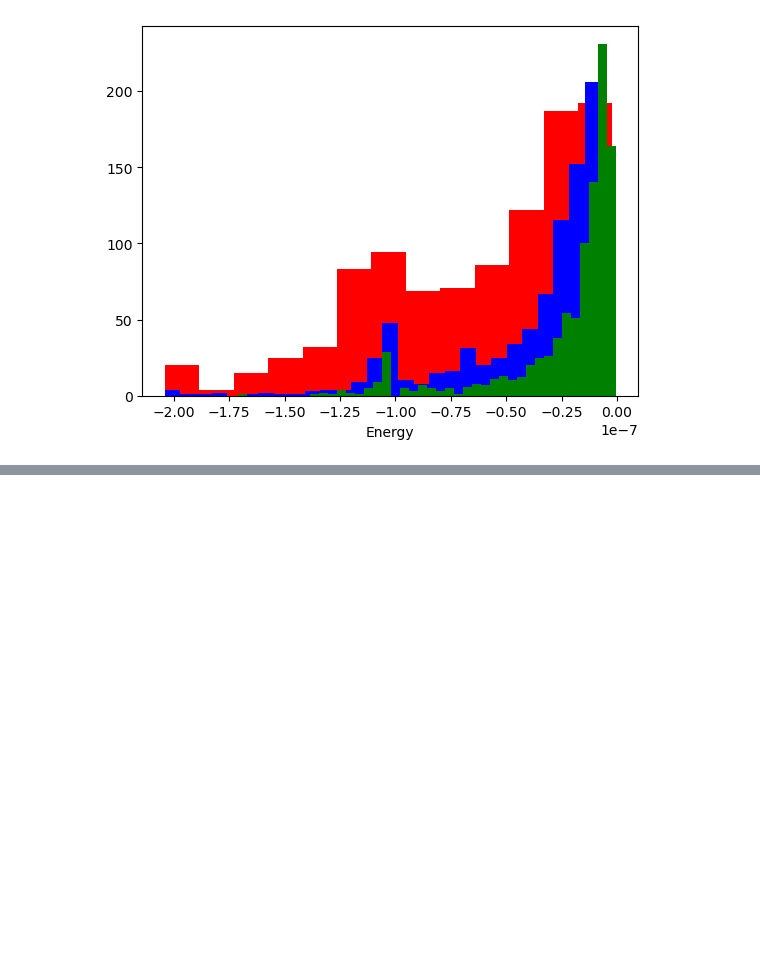
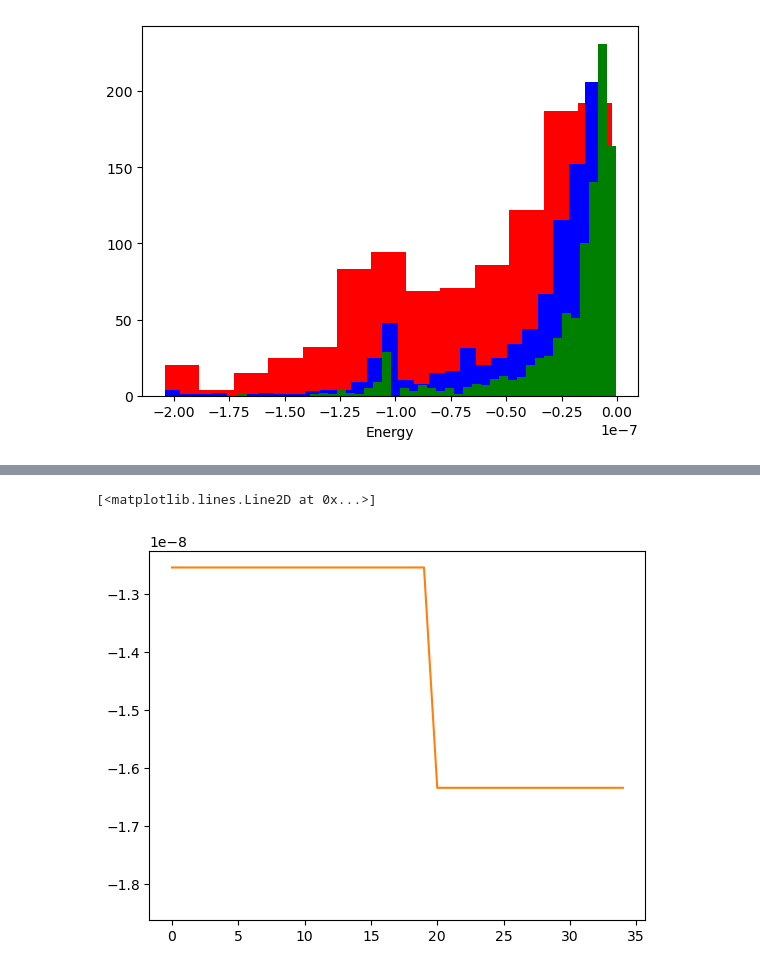
Before and after one commit to dymc9548/Magnetic-actuator-simulation, a Jupyter notebook: testing_sim_methods.ipynb, the cells around one changed output, grey strips where cells are left out. Cells and saved outputs as stored; diff of their text form; code cells hidden in the pictures; blank space fills up the shorter version.

```diff
--- a/testing_sim_methods.ipynb
+++ b/testing_sim_methods.ipynb
@@ -246,0 +278,6 @@ Text(0.5, 0, 'Energy')
+# %%
+plt.plot(energy_gdmc)
+plt.plot(energy_gdws)
+# %% [output]
+[<matplotlib.lines.Line2D at 0x...>]
+[figure, added]
```
Also changed, not shown: parts of 7 cells of this notebook, 3 other files.
